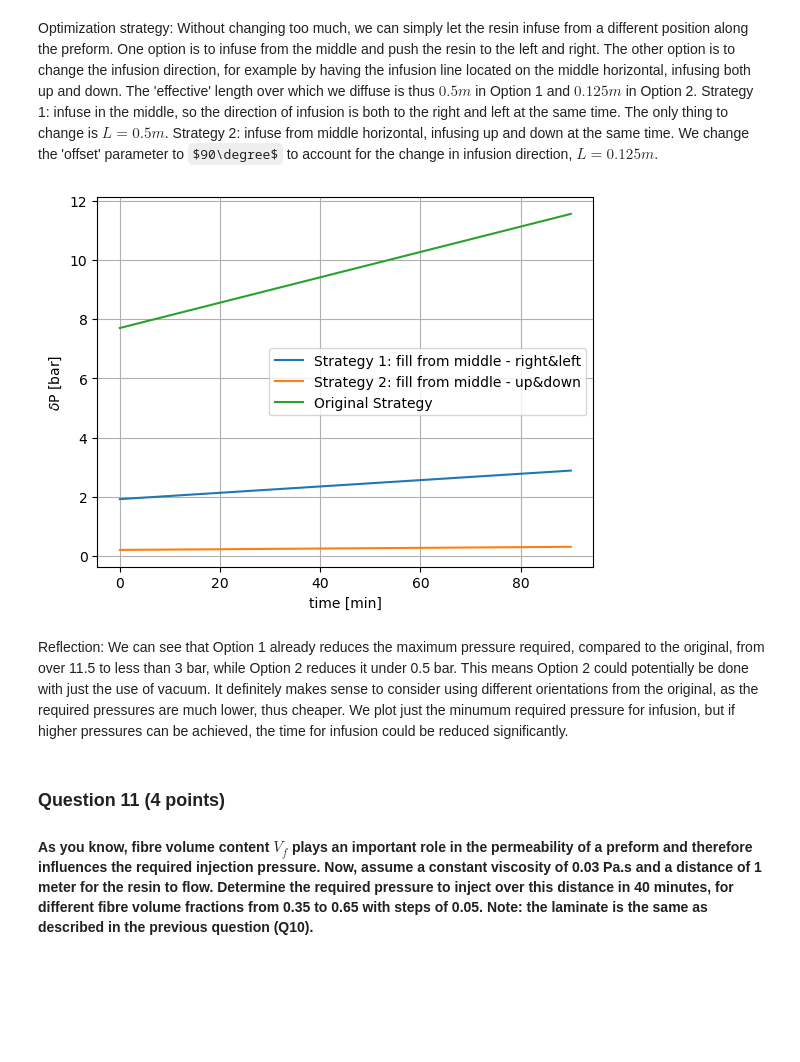
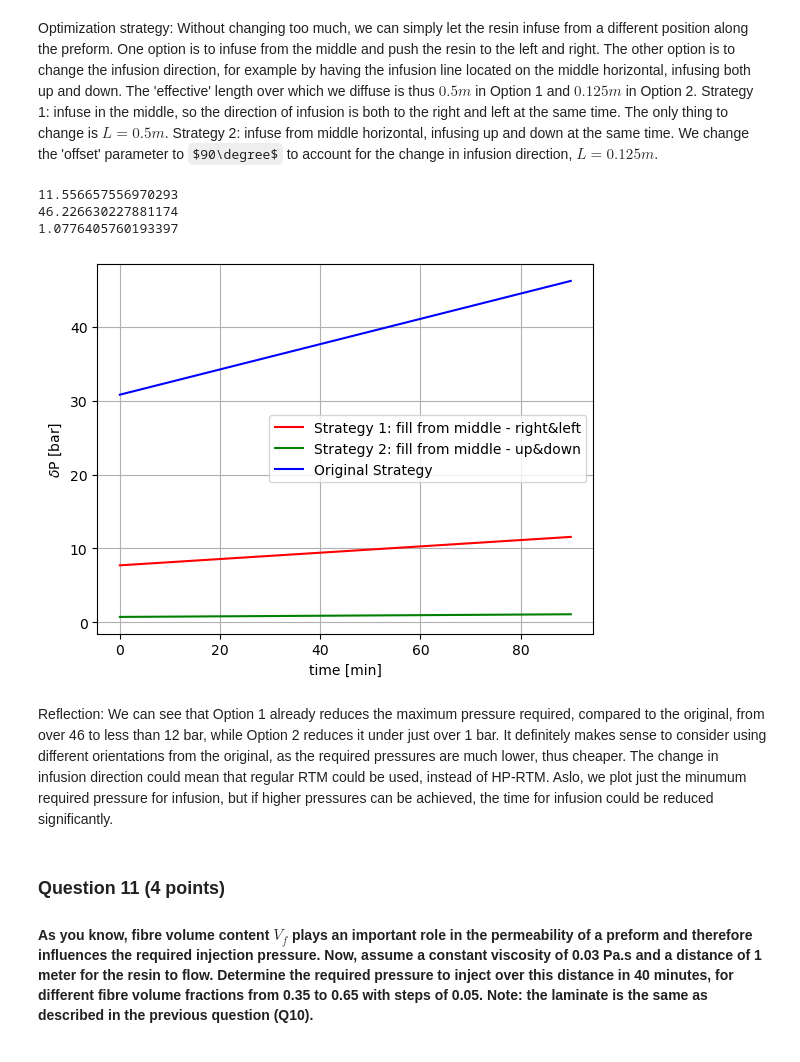
Before and after one commit to arthurstreebgreebling/PCM, a Jupyter notebook: A2 Rheokinetics/Rheokinetics.ipynb, the cells around one changed output. Cells and saved outputs as stored; diff of their text form; code cells hidden in the pictures; some formulas as TeX source; blank space fills up the shorter version.

```diff
--- a/A2 Rheokinetics/Rheokinetics.ipynb
+++ b/A2 Rheokinetics/Rheokinetics.ipynb
@@ -600,15 +605,17 @@ fiber_network = 'hexagonal'
 def k(angle, fiber_network=fiber_network, d_f=d_f, v_f=v_f):
     theta = angle * np.pi / 180. # [rad] input in degrees
     if fiber_network == 'hexagonal':
-        C_1, C_2, v_f_max  = 53, 0.231, 0.906
+        C_1, C_2, v_f_max  = 53, 16/(9*np.pi*np.sqrt(6)), np.pi/(2*np.sqrt(3))
     elif fiber_network == 'square':
         C_1, C_2, v_f_max  = 57, 0.4, 0.785
-    k_11 = (2 * d_f ** 2 / C_1) * ((1-v_f**3)/v_f**2)
-    k_22 = C_2 * (np.sqrt(v_f_max/v_f)-1) ** (5/2) * d_f**2 / 4
+    k_11 = (2 * d_f**2 / C_1) * ((1-v_f)**3/v_f**2)
+    k_22 = C_2 * (np.sqrt(v_f_max/v_f)-1)**(5/2) * d_f**2 / 4
+
     return k_11*np.cos(theta)**2 + k_22*np.sin(theta)**2
 
 def K(offset=0, v_f=v_f):
-    return 0.2*k(90.+offset, v_f=v_f) + 0.3*k(45.+offset, v_f=v_f) + 0.5*k(0.+offset, v_f=v_f)  # [20%@90° / 30%@+-45° / 50%@0°]
+    # [20%@90° / 30%@+-45° / 50%@0°]
+    return 0.2*k(90.+offset, v_f=v_f) + 0.3*k(45.+offset, v_f=v_f) + 0.5*k(0.+offset, v_f=v_f)
 
 def pressure_gradient(t, offset=0, L=L, gel_time=gel_time, v_f=v_f, eta_end=0.045):
     # viscosity eta
@@ -617,9 +624,11 @@ def pressure_gradient(t, offset=0, L=L, gel_time=gel_time, v_f=v_f, eta_end=0.04
     return L**2 * eta / (gel_time * K(offset=offset, v_f=v_f))
 
 t = np.linspace(0,5400,5400)
-plt.plot(t/60, pressure_gradient(t)/1e5)
+plt.plot(t/60, pressure_gradient(t)/1e5, color='blue')
 plt.xlabel('time [min]')
 plt.ylabel('$\delta$P required [bar]')
 plt.grid()
 plt.show()
+print(pressure_gradient(t[0])/1e5)
+print(pressure_gradient(t[-1])/1e5)
 # %% [output]
@@ -640,19 +651,27 @@ Reflection: The required pressure gradient increases from about 8.0 to 11.5 bar.
 Optimization strategy:
 Without changing too much, we can simply let the resin infuse from a different position along the preform. One option is to infuse from the middle and push the resin to the left and right. The other option is to change the infusion direction, for example by having the infusion line located on the middle horizontal, infusing both up and down. The 'effective' length over which we diffuse is thus $0.5m$ in Option 1 and $0.125m$ in Option 2. Strategy 1: infuse in the middle, so the direction of infusion is both to the right and left at the same time. The only thing to change is $L=0.5m$. Strategy 2: infuse from middle horizontal, infusing up and down at the same time. We change the 'offset' parameter to $90\degree$ to account for the change in infusion direction, $L=0.125m$.
 # %%
-plt.plot(t/60, pressure_gradient(t, L=0.5)/1e5, label='Strategy 1: fill from middle - right&left')
-plt.plot(t/60, pressure_gradient(t, offset=90., L=0.125)/1e5, label='Strategy 2: fill from middle - up&down')
-plt.plot(t/60, pressure_gradient(t)/1e5, label='Original Strategy')
+plt.plot(t/60, pressure_gradient(t, L=0.5)/1e5, label='Strategy 1: fill from middle - right&left', color='red')
+plt.plot(t/60, pressure_gradient(t, offset=90., L=0.125)/1e5, label='Strategy 2: fill from middle - up&down', color='green')
+#plt.plot(t/60, pressure_gradient(t, offset=90., L=0.5)/1e5, label='Strategy 3: fill from bottom - up')
+plt.plot(t/60, pressure_gradient(t)/1e5, label='Original Strategy', color='blue')
+print(pressure_gradient(t[-1], L=0.5)/1e5)
+print(pressure_gradient(t[-1], L=1.0)/1e5)
+print(pressure_gradient(t[-1], offset=90., L=0.125)/1e5)
+
 
 plt.legend()
 plt.xlabel('time [min]')
 plt.ylabel('$\delta$P [bar]')
 plt.grid()
 plt.show()
 # %% [output]
+11.556657556970293
+46.226630227881174
+1.0776405760193397
-[figure, old version]
+[figure, new version]
 # %% [markdown]
-Reflection: We can see that Option 1 already reduces the maximum pressure required, compared to the original, from over 11.5 to less than 3 bar, while Option 2 reduces it under 0.5 bar. This means Option 2 could potentially be done with just the use of vacuum. It definitely makes sense to consider using different orientations from the original, as the required pressures are much lower, thus cheaper. We plot just the minumum required pressure for infusion, but if higher pressures can be achieved, the time for infusion could be reduced significantly.
+Reflection: We can see that Option 1 already reduces the maximum pressure required, compared to the original, from over 46 to less than 12 bar, while Option 2 reduces it under just over 1 bar. It definitely makes sense to consider using different orientations from the original, as the required pressures are much lower, thus cheaper. The change in infusion direction could mean that regular RTM could be used, instead of HP-RTM. Aslo, we plot just the minumum required pressure for infusion, but if higher pressures can be achieved, the time for infusion could be reduced significantly.
 # %% [markdown]
 ### Question 11 (4 points)
 
```
Also changed, not shown: parts of 33 cells of this notebook, 1 other file.
